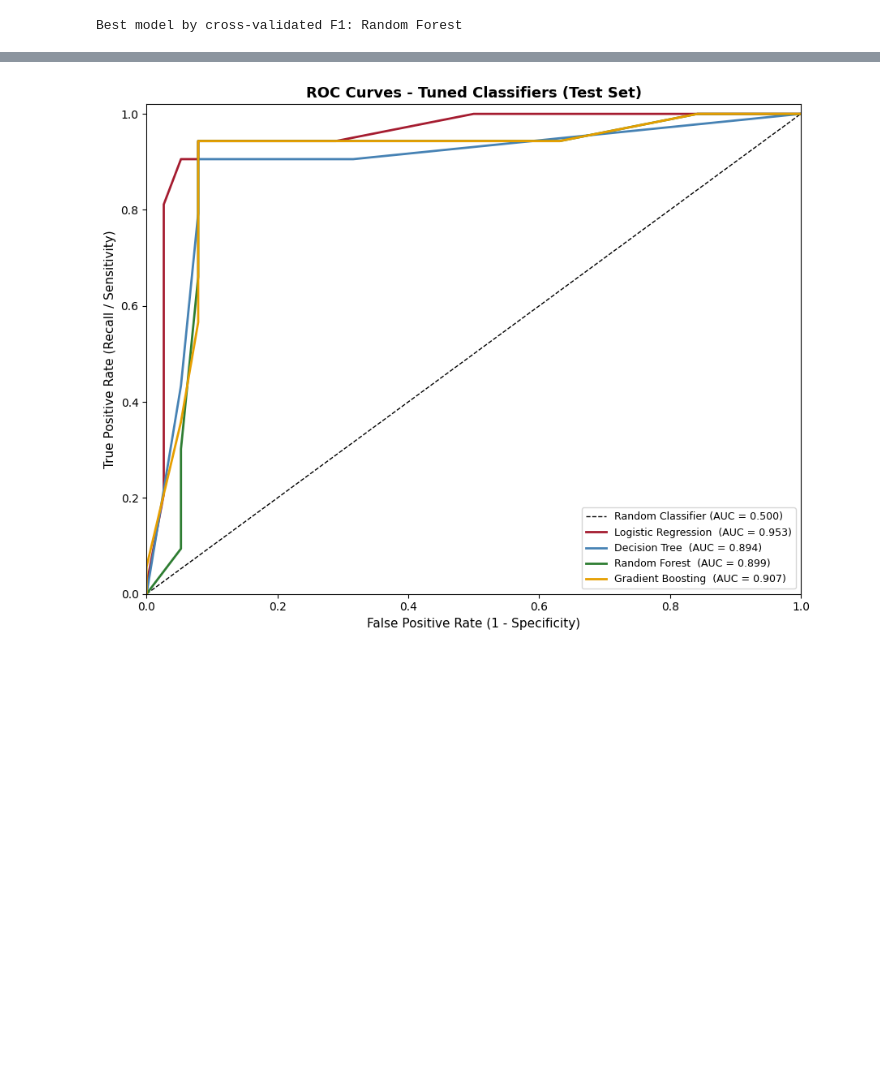
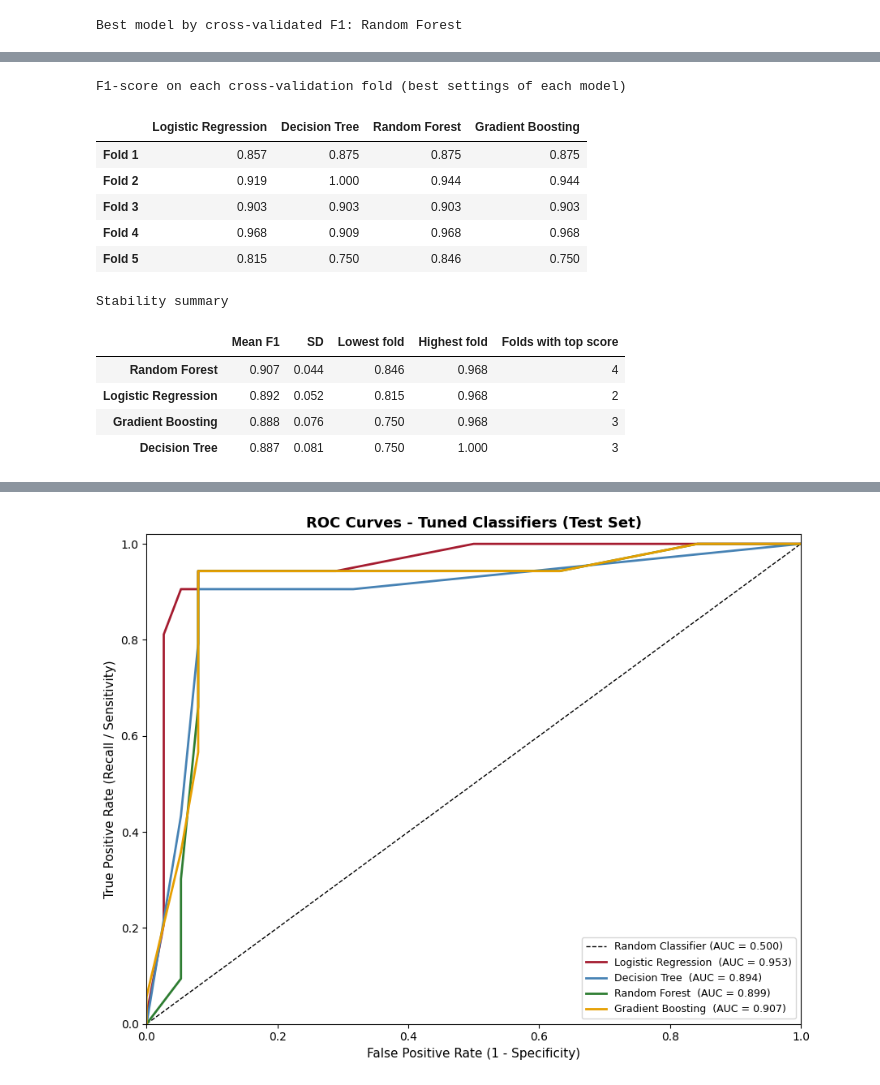
Before and after one commit to sudiksharamakrishnanhse-lab/ProgrammingforHDS_FinalProject, a Jupyter notebook: DatasetSelection.ipynb, the cells around one changed output, grey strips where cells are left out. Cells and saved outputs as stored; diff of their text form; code cells hidden in the pictures; blank space fills up the shorter version.

```diff
--- a/DatasetSelection.ipynb
+++ b/DatasetSelection.ipynb
@@ -920,0 +1000,49 @@ Best model by cross-validated F1: Random Forest
+# %%
+# @title **Section 8C - Cross-Validation Stability Comparison - Enhancement 5**
+
+# This code block contains enhancement 5 which is a cross-validated model comparison with fold-level varaibility
+
+# WHAT WAS MODIFIED: A new comparison table and plot show the F1-score of every model on each
+#     individual cross-validation fold, together with each model's mean, standard deviation,
+#     range, and the number of folds in which it scored highest.
+# WHY: The models' average scores differ by less than 0.005, and an average alone cannot show
+#     whether such a small difference is real or only noise from a small dataset.
+# HOW IT IMPROVES THE WORKFLOW: The comparison shows directly whether any model is
+#     consistently better or whether the models are tied within normal fold-to-fold variation,
+#     which makes the model-selection decision and the written conclusion evidence-based.
+
+n_folds = len(cv) if isinstance(cv, list) else cv.get_n_splits()
+
+# F1 of each model on each cross-validation fold (using that model's best settings)
+fold_f1 = pd.DataFrame(
+    {name: [g.cv_results_[f"split{k}_test_score"][g.best_index_] for k in range(n_folds)]
+     for name, g in grids.items()},
+    index=[f"Fold {k + 1}" for k in range(n_folds)])
+
+print("F1-score on each cross-validation fold (best settings of each model)")
+display(fold_f1.round(3))
+
+# summary of average, spread, range, and how often each model scored highest
+stability = pd.DataFrame({
+    "Mean F1":              fold_f1.mean(),
+    "SD":                   fold_f1.std(ddof=0),
+    "Lowest fold":          fold_f1.min(),
+    "Highest fold":         fold_f1.max(),
+    "Folds with top score": fold_f1.eq(fold_f1.max(axis=1), axis=0).sum(),   # a tie counts for every tied model
+})
+print("\nStability summary")
+display(stability.sort_values("Mean F1", ascending=False).round(3))
+# %% [output]
+F1-score on each cross-validation fold (best settings of each model)
+|  | Logistic Regression | Decision Tree | Random Forest | Gradient Boosting |
+| Fold 1 | 0.857 | 0.875 | 0.875 | 0.875 |
+| Fold 2 | 0.919 | 1.000 | 0.944 | 0.944 |
+| Fold 3 | 0.903 | 0.903 | 0.903 | 0.903 |
+| Fold 4 | 0.968 | 0.909 | 0.968 | 0.968 |
+| Fold 5 | 0.815 | 0.750 | 0.846 | 0.750 |
+Stability summary
+|  | Mean F1 | SD | Lowest fold | Highest fold | Folds with top score |
+| Random Forest | 0.907 | 0.044 | 0.846 | 0.968 | 4 |
+| Logistic Regression | 0.892 | 0.052 | 0.815 | 0.968 | 2 |
+| Gradient Boosting | 0.888 | 0.076 | 0.750 | 0.968 | 3 |
+| Decision Tree | 0.887 | 0.081 | 0.750 | 1.000 | 3 |
```
Also changed, not shown: parts of 16 cells of this notebook.
